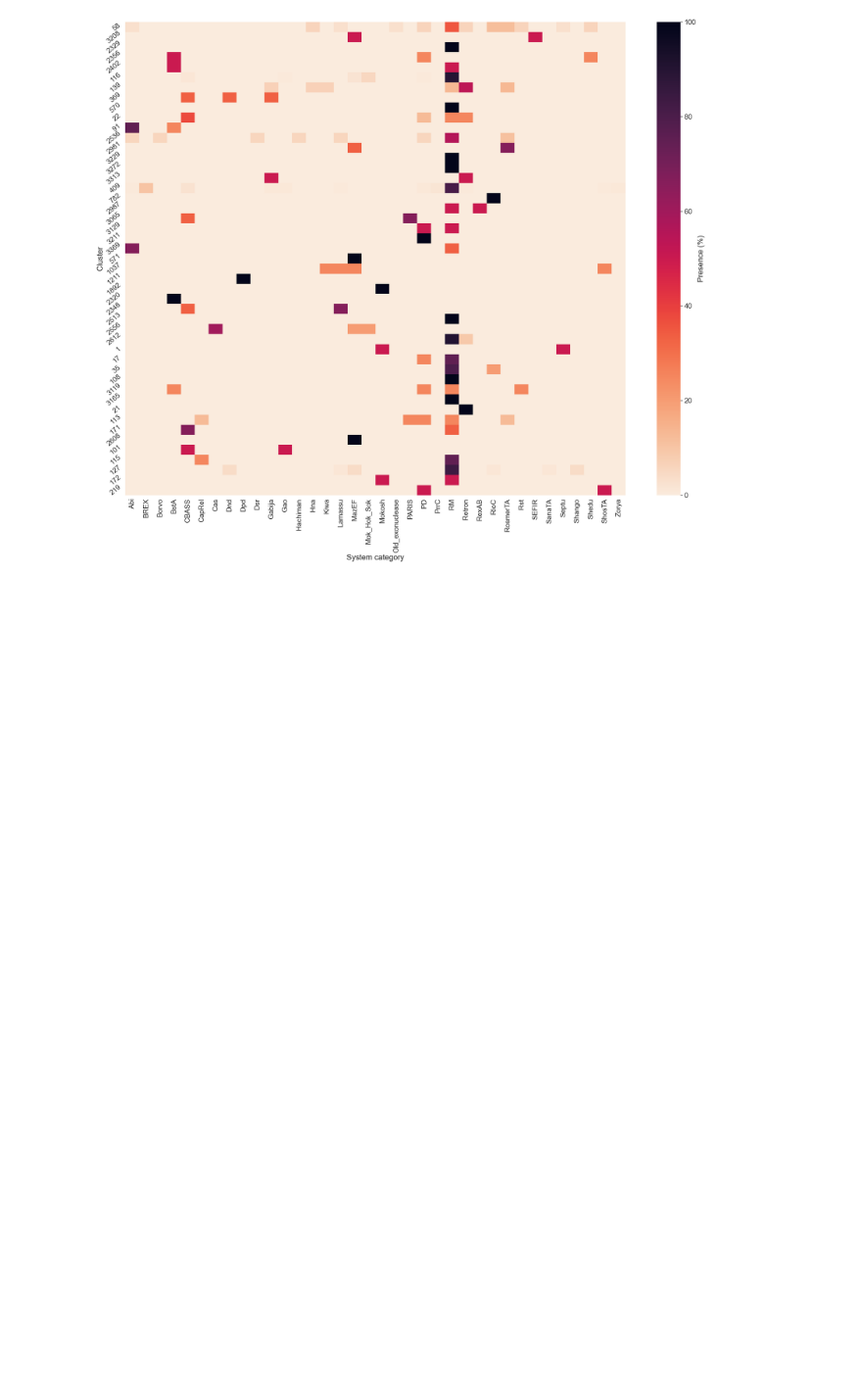
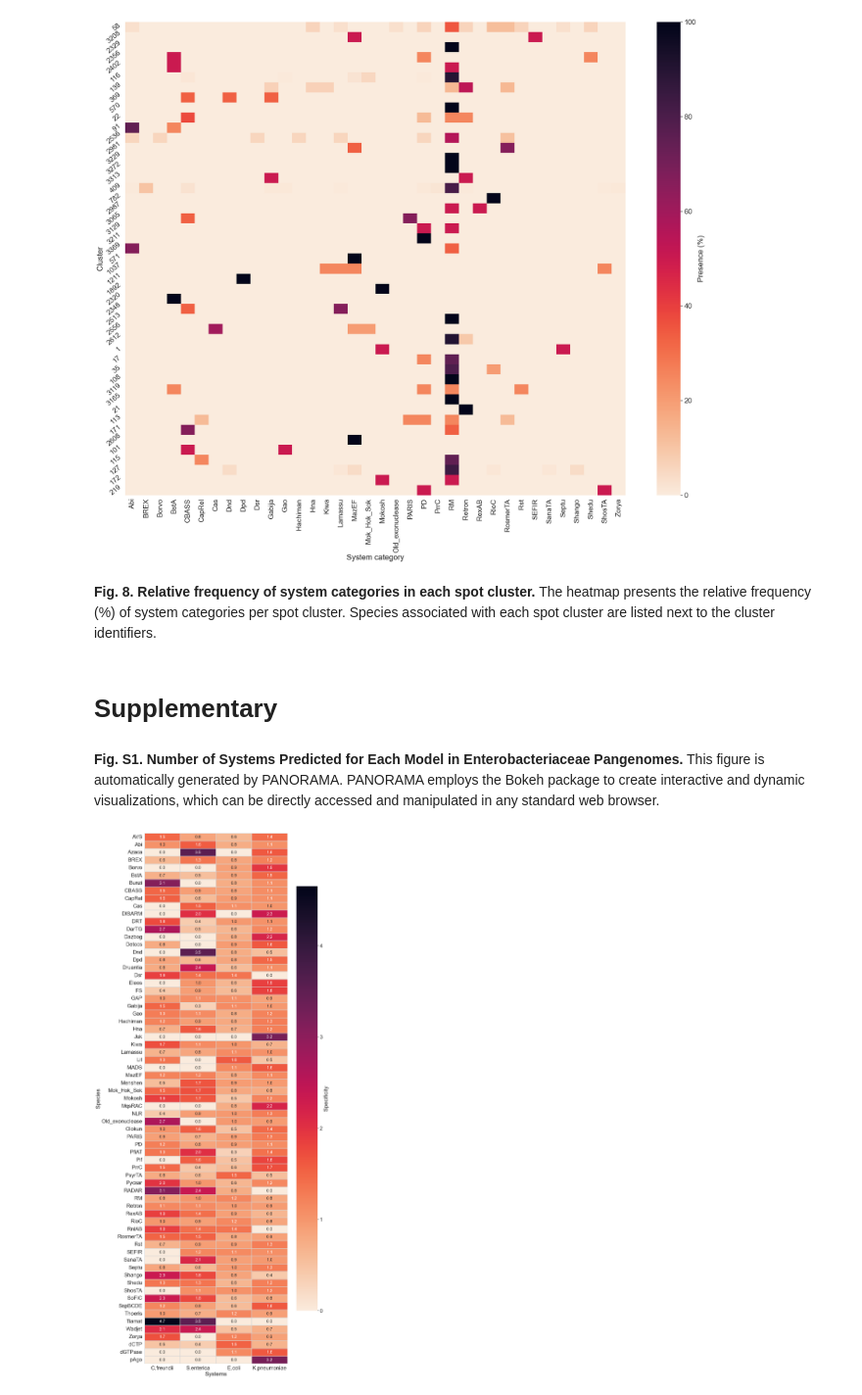
Before and after one commit to jpjarnoux/PANORAMA_article, a Jupyter notebook: main.ipynb, the cells around one changed output. Shown at 98% size. Saved outputs shown, nothing was run; the diff lists cells and outputs as text; code cells hidden in the pictures; blank space fills up the shorter version.

Commit message:
generate Sup Fig

```diff
--- a/main.ipynb
+++ b/main.ipynb
@@ -353,3 +336,31 @@ data.to_csv(OUTPUT / "cs_link.tsv", sep="\t", index=True)
 generate_tile_plot_visualization(data, OUTPUT)
 # %% [output]
 [figure]
+# %% [markdown]
+**Fig. 8. Relative frequency of system categories in each spot cluster.** The heatmap presents the relative frequency
+(%) of system categories per spot cluster. Species associated with each spot cluster are listed next to the cluster identifiers.
+# %% [markdown]
+# Supplementary
+# %% [markdown]
+**Fig. S1. Number of Systems Predicted for Each Model in Enterobacteriaceae Pangenomes.** This figure is automatically generated by PANORAMA. PANORAMA employs the Bokeh package to create interactive and dynamic visualizations, which can be directly accessed and manipulated in any standard web browser.
+# %%
+# N.B : You must launch the cell which generate the figure 6
+
+# Calculate and plot system specificity
+col_sums = heatmap_data.sum(axis=0).to_numpy()  # Sum by species (columns)
+row_sums = heatmap_data.sum(axis=1).to_numpy()  # Sum by system (rows)
+total_sum = heatmap_data.values.sum()  # Total sum
+
+# Calculate specificity metric
+specificity_data = (heatmap_data.div(col_sums, axis=1)) / (row_sums / total_sum)[:, None]
+generate_heatmap(
+	specificity_data.T,
+	OUTPUT / "heatmap_system_distribution.png",
+	figsize=(15,35),
+	cbar_label="Specificity",
+	annot=True,
+	fmt=".1f",
+	**params
+)
+# %% [output]
+[figure, added]
```
Also changed, not shown: parts of 1 cell of this notebook, 2 other files.
